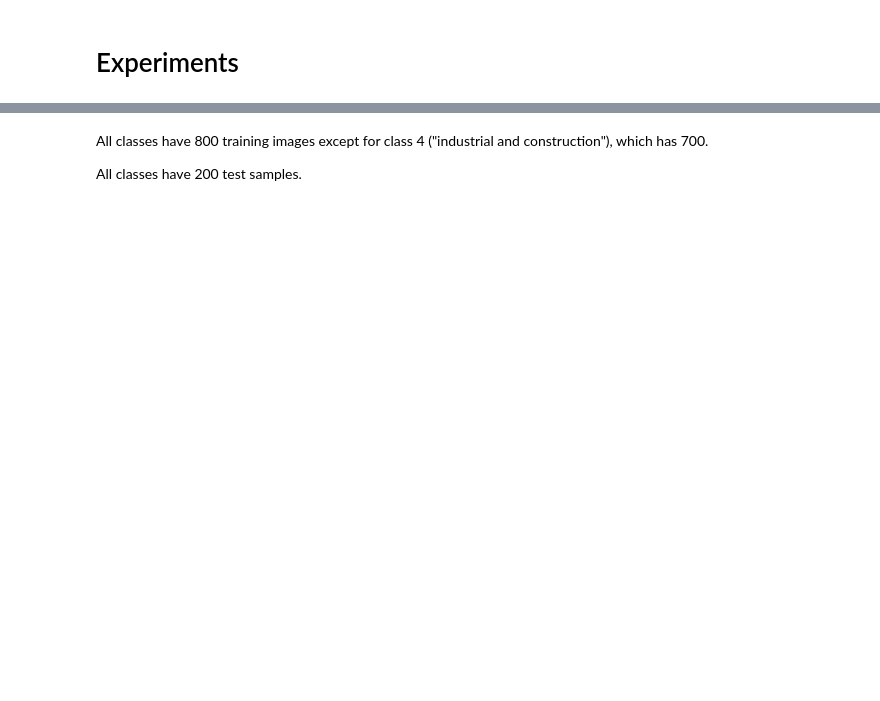
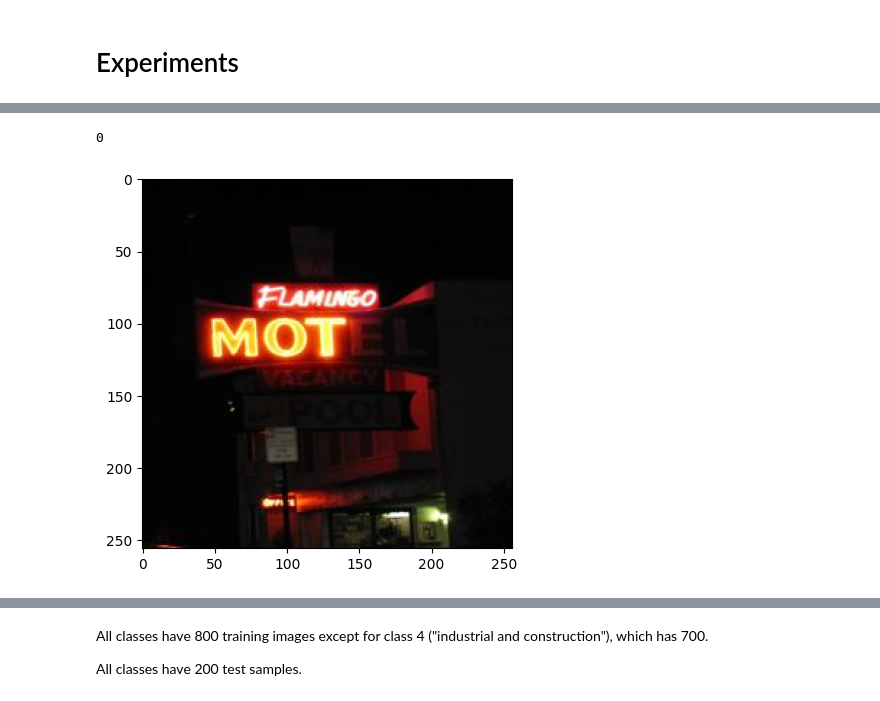
Before and after one commit to MCV-C3/project-team-6, a Jupyter notebook: Week1/experimentation.ipynb, the cells around one changed output, grey strips where cells are left out. Saved outputs shown, nothing was run; the diff lists cells and outputs as text; code cells hidden in the pictures; blank space fills up the shorter version.

```diff
--- a/Week1/experimentation.ipynb
+++ b/Week1/experimentation.ipynb
@@ -47,10 +51,13 @@ len(data_train), len(data_test)
 random.shuffle(data_train)
 random.shuffle(data_test)
 # %%
-sample_idx = 76
+sample_idx = 70
 print(data_train[sample_idx][1])
 plt.imshow(np.array(data_train[sample_idx][0]))
 plt.show()
+# %% [output]
+0
+[figure, added]
 # %%
 train_class_counter = Counter(entry[1] for entry in data_train)
 test_class_counter = Counter(entry[1] for entry in data_test)
```
Also changed, not shown: parts of 17 cells of this notebook.
